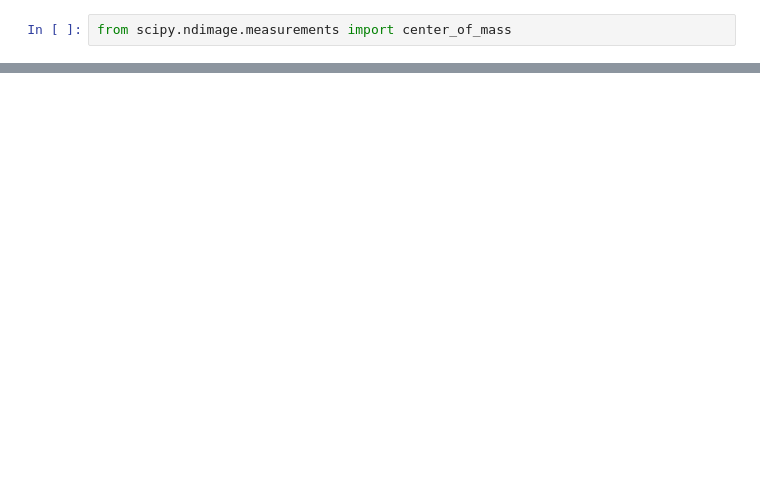
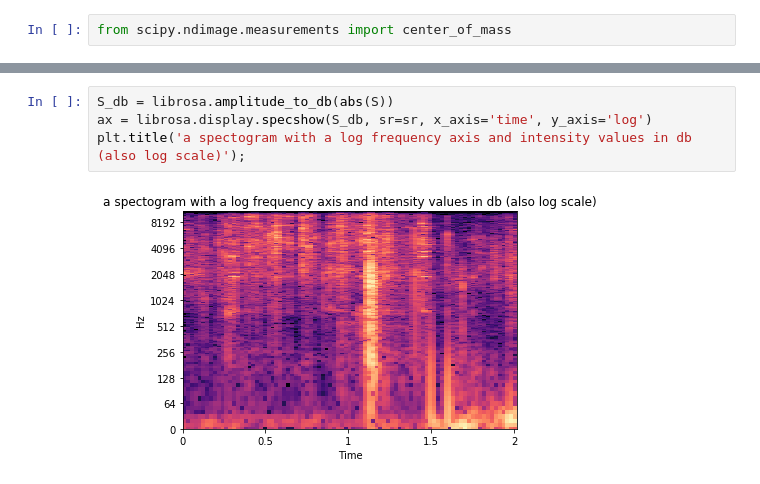
Before and after one commit to vishweshs4/freesound, a Jupyter notebook: 05_Generate_spectograms.ipynb, the cells around one changed output, grey strips where cells are left out. Cells and saved outputs as stored; diff of their text form; blank space fills up the shorter version.

```diff
--- a/05_Generate_spectograms.ipynb
+++ b/05_Generate_spectograms.ipynb
@@ -138,0 +197,6 @@ for path in progress_bar(tst_paths): preprocess_test(path)
+# %%
+S_db = librosa.amplitude_to_db(abs(S))
+ax = librosa.display.specshow(S_db, sr=sr, x_axis='time', y_axis='log')
+plt.title('a spectogram with a log frequency axis and intensity values in db (also log scale)');
+# %% [output]
+[figure, added]
```
Also changed, not shown: parts of 60 cells of this notebook.
